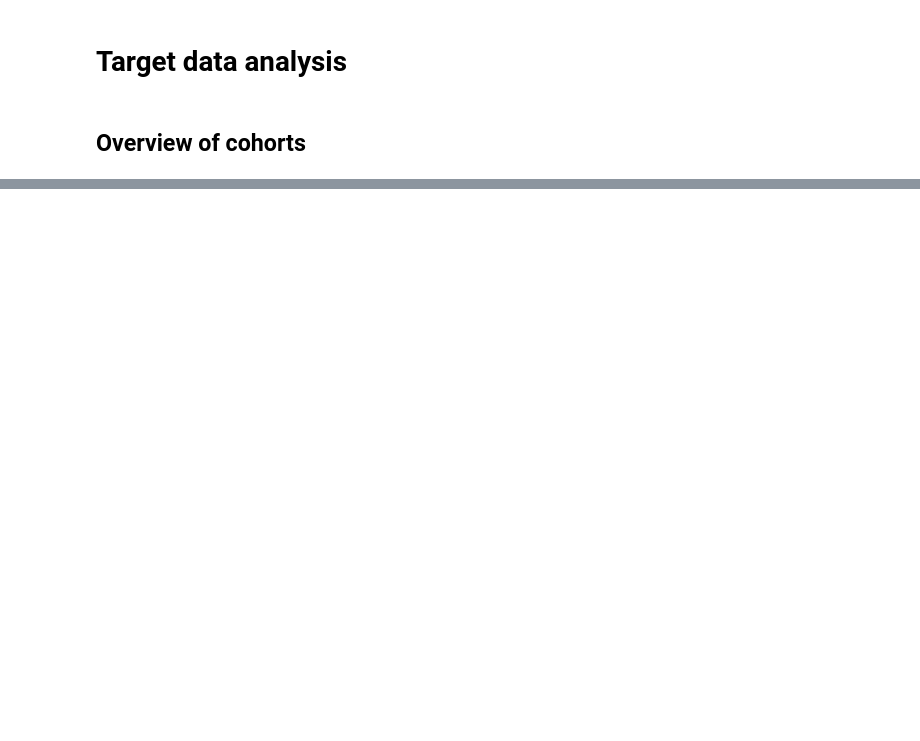
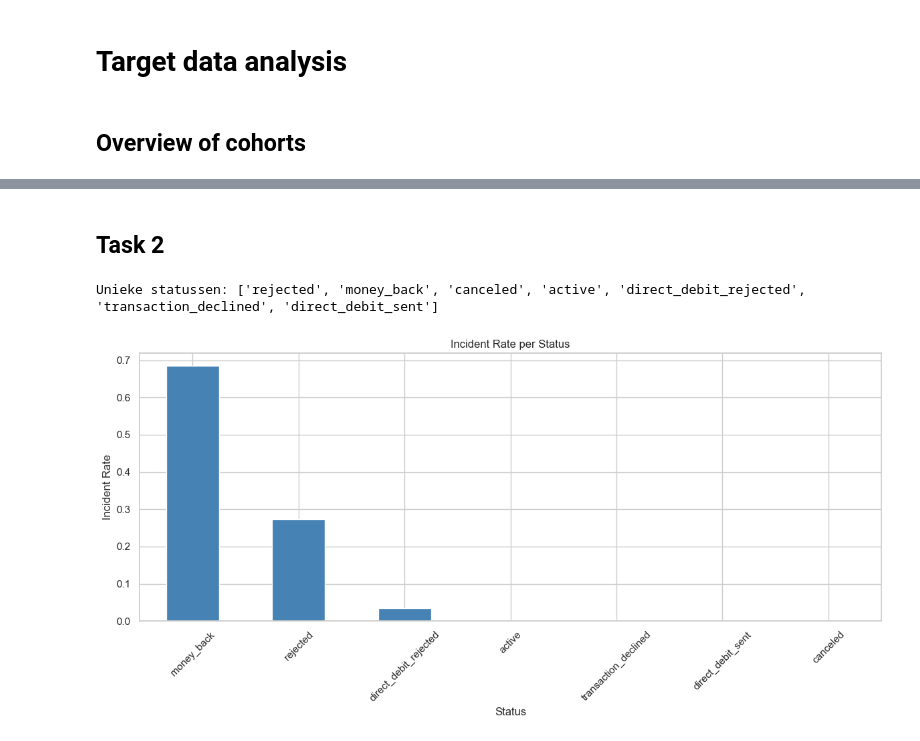
Before and after one commit to gfkpth/project-1-ironhack-payments-2-en, a Jupyter notebook: notebook/notebook.ipynb, the cells around one changed output, grey strips where cells are left out. Saved outputs shown, nothing was run; the diff lists cells and outputs as text; code cells hidden in the pictures; blank space fills up the shorter version.

```diff
--- a/notebook/notebook.ipynb
+++ b/notebook/notebook.ipynb
@@ -735,0 +801,27 @@ time_plot_data.plot(kind='line')
+# %% [markdown]
+## Task 2
+# %%
+# Unieke statuswaarden
+unique_values = cashRequest["status"].unique().tolist()
+print("Unieke statussen:", unique_values)
+# Tellingen per status (numerator)
+incident_counts = cashRequest.groupby('status')['id'].count()
+# Totale aantal records (denominator)
+total_count = len(cashRequest)
+# Incident rate per status (proportioneel)
+incident_rate = (incident_counts / total_count).sort_values(ascending=False)
+# Plot als bar chart
+incident_rate.plot(
+    kind='bar',
+    title='Incident Rate per Status',
+    ylabel='Incident Rate',
+    xlabel='Status',
+    color='steelblue',
+    rot=45
+)
+plt.grid(True)
+plt.tight_layout()
+plt.show()
+# %% [output]
+Unieke statussen: ['rejected', 'money_back', 'canceled', 'active', 'direct_debit_rejected', 'transaction_declined', 'direct_debit_sent']
+[figure, added]
```
Also changed, not shown: parts of 8 cells of this notebook.
